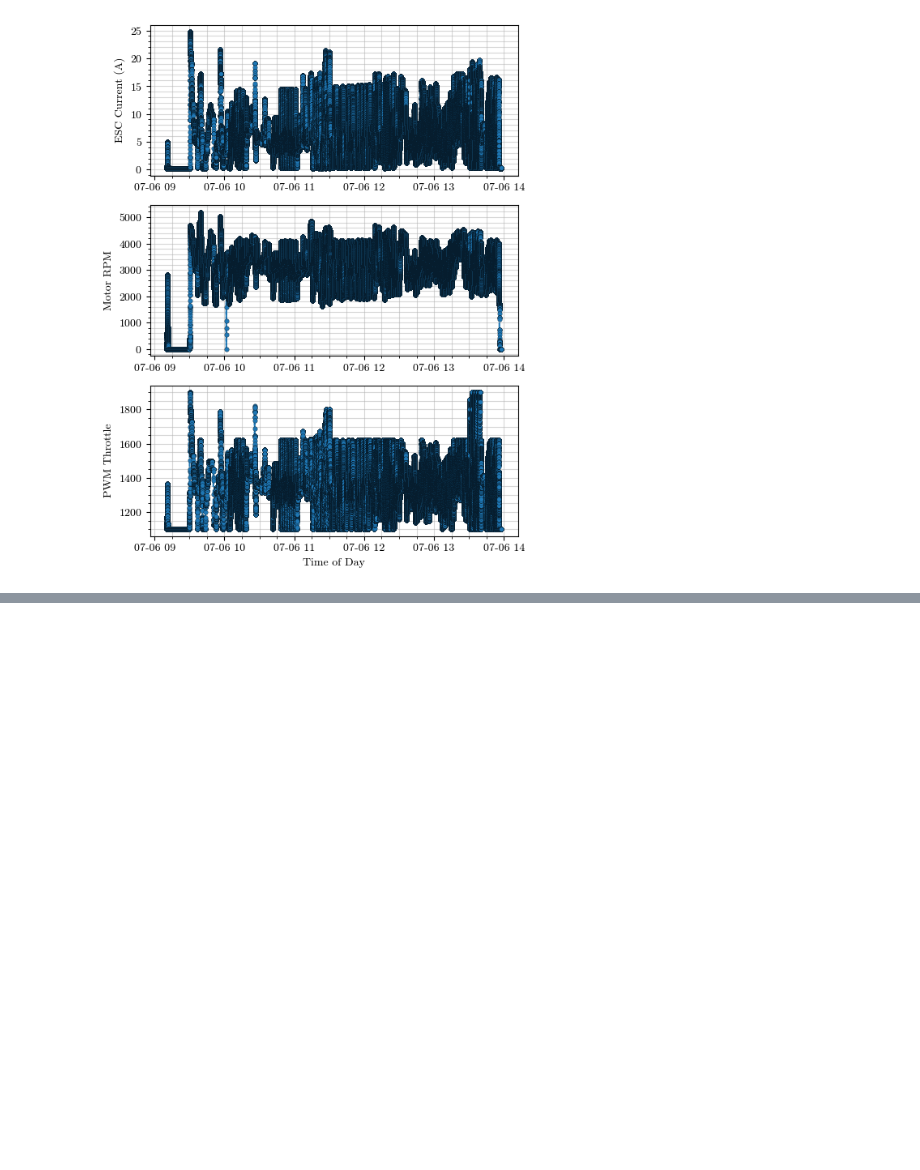
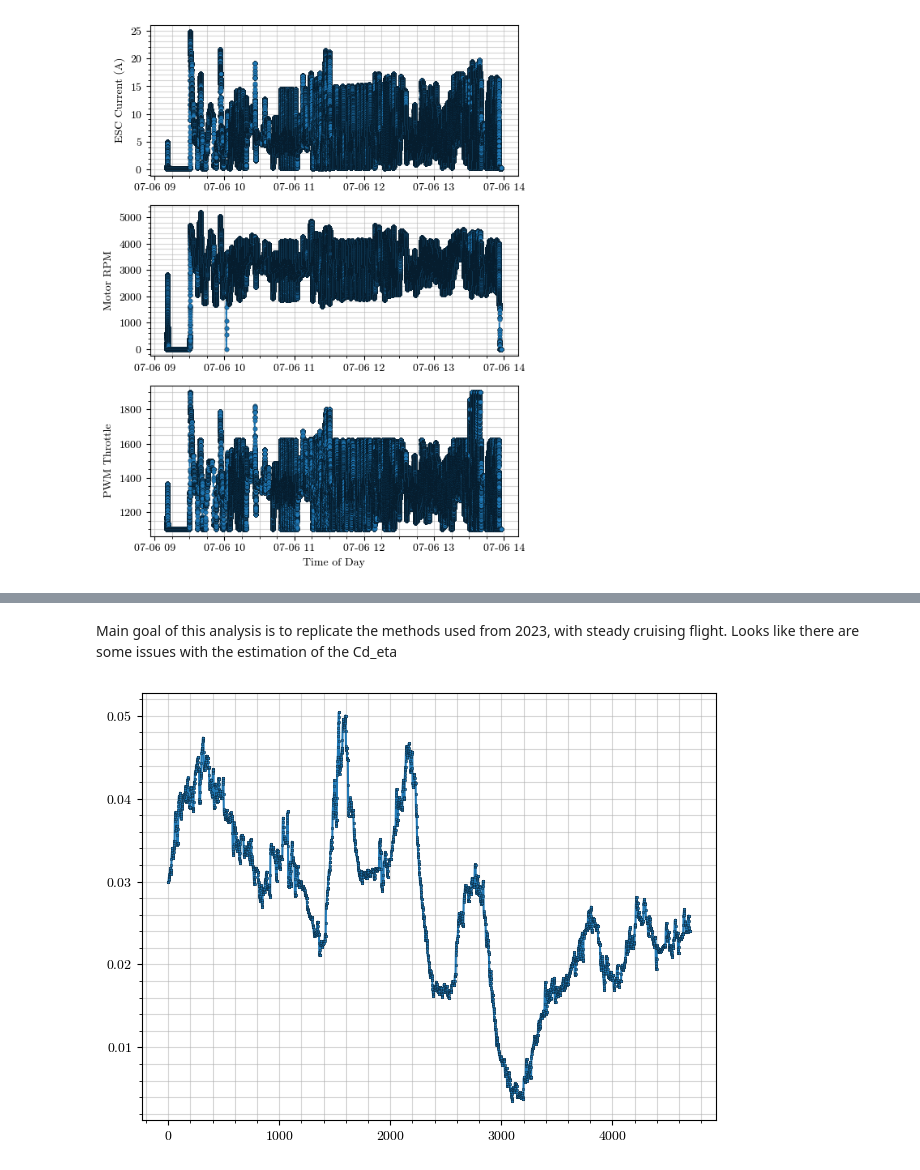
Before and after one commit to wkemp-edu/ArduPilot_AnalysisSuite, a Jupyter notebook: Investigations/2023-07-06_CREATeVTuningCruising.ipynb, the cells around one changed output, grey strips where cells are left out. Drawn from its saved outputs; the diff is of its cells as text; code cells hidden in the pictures; blank space fills up the shorter version.

```diff
--- a/Investigations/2023-07-06_CREATeVTuningCruising.ipynb
+++ b/Investigations/2023-07-06_CREATeVTuningCruising.ipynb
@@ -191,7 +191,7 @@ for i in range(np.shape(seg_times)[0]):
 #     acc_masks.append(mask)
 # %%
 ############# Main Analysis ###############3
-
+g = 9.807
 # Attitude
 phi = np.deg2rad(df.RollAngle.to_numpy())            # Bank angle in radians
 theta = np.deg2rad(df.PitchAngle.to_numpy())         # Pitch angle in radians
@@ -206,17 +206,17 @@ v_tas = v_eas * np.sqrt(1.225) * np.sqrt(rho)**-1   # the true airspeed
 q = 0.5 * rho * v_tas**2                            # Dynamic pressure
 
 # For Descent method
-h = df["Altitude_POS"].to_numpy()                   # Altitude
-Vd_eas = df["DescendingXK"].to_numpy()                  # Descent Rate from EKF (is it true or EAS at SSL?)
+h = df.Altitude_POS.to_numpy()                   # Altitude
+Vd_eas = df.DescentRate.to_numpy()                  # Descent Rate from EKF (is it true or EAS at SSL?)
 Vd_tas = Vd_eas * np.sqrt(1.225) * np.sqrt(rho)**-1   # the true airspeed
 
 # Ground speed limiter
 v_dem = df["Airspeed_Demanded"].to_numpy()
 
 # Propulsion characterization
-n = df["MotorRPM"].to_numpy() / 60                               # Revolutions per second
-i_esc = df["EscCurrent"].to_numpy()
-v_esc = df["EscVoltage"].to_numpy()
+n = df.MotorRPM.to_numpy() / 60                               # Revolutions per second
+i_esc = df.EscCurrent.to_numpy()
+v_esc = df.EscVoltage.to_numpy()
 J = v_tas / (n * prop.diameter)
 eff = prop.efficiency(J) * motor.efficiency(n, i_esc)
 
@@ -246,7 +246,7 @@ P_ct = cl_finders.thrust_steady(prop, rho, v_tas, n)
 # P_desc = cl_finders.desc2preq(createv, prop, rho, v_tas, n, q, Vd_tas)
 
 # P_desc_acc = cl_finders.descU2preq(createv, prop, rho, v_tas, n, q, Vd_tas, pitch, U_dot)
-P_hybrid = cl_finders.cruise_highorder(createv, prop, rho, v_tas, Vd_tas, n, pitch, U_dot)
+P_hybrid = cl_finders.cruise_highorder(createv, prop, rho, v_tas, Vd_tas, n, theta, U_dot)
 
 # Getting drag coefficient
 Cd_eta = cl_finders.preq2cd(createv, v_tas, q, P_eta)
@@ -260,0 +279,8 @@ CL = cl_finders.cl_banked(createv, q, phi)
+# %% [markdown]
+Main goal of this analysis is to replicate the methods used from 2023, with steady cruising flight.  Looks like there are some issues with the estimation of the Cd_eta
+# %%
+plt.figure()
+plt.plot(Cd_eta[mask_array[0]])
+plt.show()
+# %% [output]
+[figure, added]
```
Also changed, not shown: parts of 3 cells of this notebook, 5 other files.
